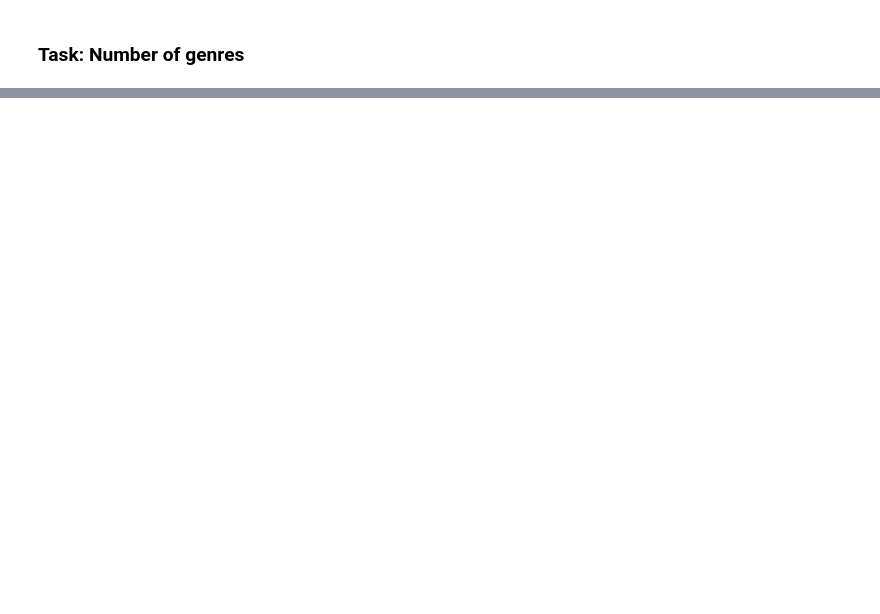
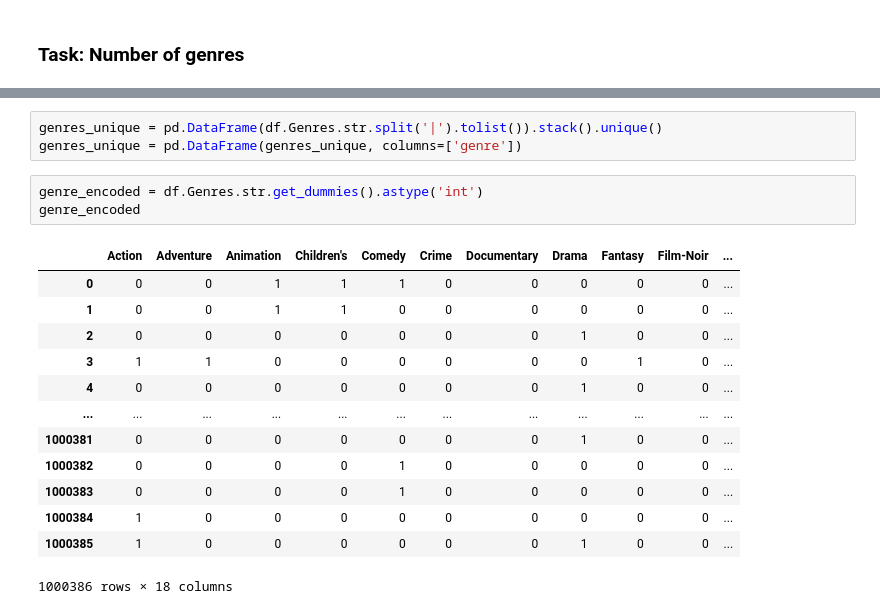
Before and after one commit to swatishayna/Movielens-case-study, a Jupyter notebook: notebooks/Untitled.ipynb, the cells around one changed output, grey strips where cells are left out. Saved outputs shown, nothing was run; the diff lists cells and outputs as text; blank space fills up the shorter version.

```diff
--- a/notebooks/Untitled.ipynb
+++ b/notebooks/Untitled.ipynb
@@ -332,0 +320,20 @@ l
+# %%
+genres_unique = pd.DataFrame(df.Genres.str.split('|').tolist()).stack().unique()
+genres_unique = pd.DataFrame(genres_unique, columns=['genre'])
+# %%
+genre_encoded = df.Genres.str.get_dummies().astype('int')
+genre_encoded
+# %% [output]
+|  | Action | Adventure | Animation | Children's | Comedy | Crime | Documentary | Drama | Fantasy | Film-Noir | ... |
+| 0 | 0 | 0 | 1 | 1 | 1 | 0 | 0 | 0 | 0 | 0 | ... |
+| 1 | 0 | 0 | 1 | 1 | 0 | 0 | 0 | 0 | 0 | 0 | ... |
+| 2 | 0 | 0 | 0 | 0 | 0 | 0 | 0 | 1 | 0 | 0 | ... |
+| 3 | 1 | 1 | 0 | 0 | 0 | 0 | 0 | 0 | 1 | 0 | ... |
+| 4 | 0 | 0 | 0 | 0 | 0 | 0 | 0 | 1 | 0 | 0 | ... |
+| ... | ... | ... | ... | ... | ... | ... | ... | ... | ... | ... | ... |
+| 1000381 | 0 | 0 | 0 | 0 | 0 | 0 | 0 | 1 | 0 | 0 | ... |
+| 1000382 | 0 | 0 | 0 | 0 | 1 | 0 | 0 | 0 | 0 | 0 | ... |
+| 1000383 | 0 | 0 | 0 | 0 | 1 | 0 | 0 | 0 | 0 | 0 | ... |
+| 1000384 | 1 | 0 | 0 | 0 | 0 | 0 | 0 | 0 | 0 | 0 | ... |
+| 1000385 | 1 | 0 | 0 | 0 | 0 | 0 | 0 | 1 | 0 | 0 | ... |
+1000386 rows × 18 columns
```
Also changed, not shown: parts of 15 cells of this notebook.
